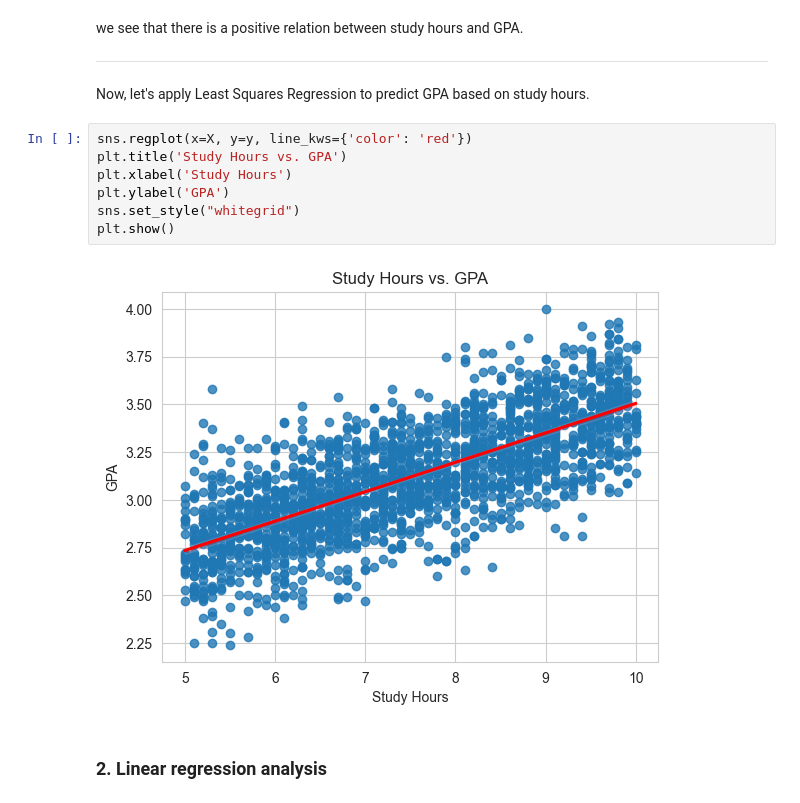
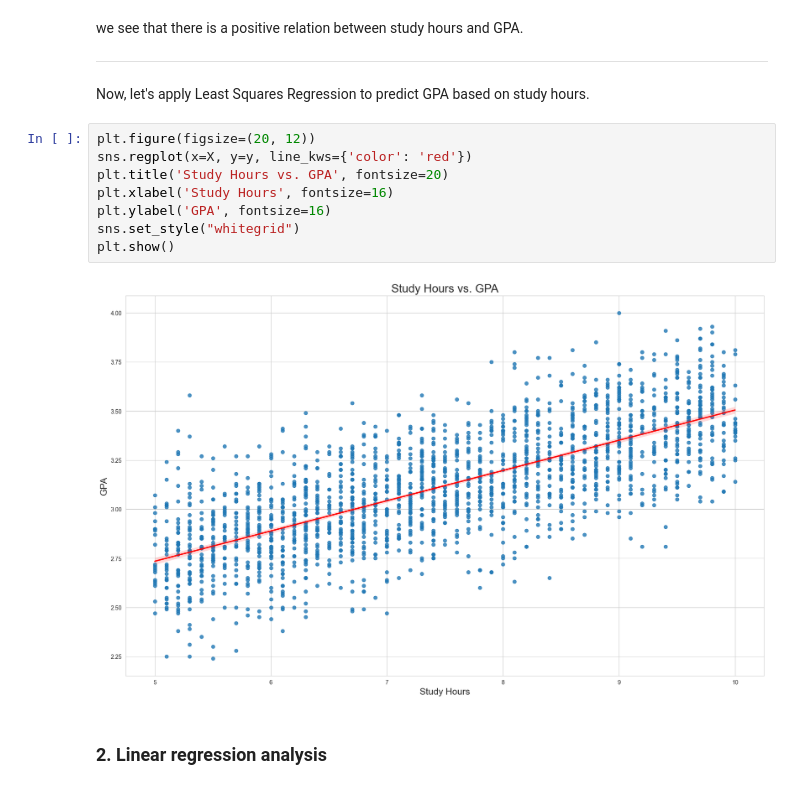
Before and after one commit to datpetr/students_habits_gpa, a Jupyter notebook: gpa_vs_study_hours.ipynb, the cells around one changed output. Cells and saved outputs as stored; diff of their text form.

```diff
--- a/gpa_vs_study_hours.ipynb
+++ b/gpa_vs_study_hours.ipynb
@@ -59,14 +59,15 @@ we see that there is a positive relation between study hours and GPA.
 ___
 Now, let's apply Least Squares Regression to predict GPA based on study hours.
 # %%
+plt.figure(figsize=(20, 12))
 sns.regplot(x=X, y=y, line_kws={'color': 'red'})
-plt.title('Study Hours vs. GPA')
-plt.xlabel('Study Hours')
-plt.ylabel('GPA')
+plt.title('Study Hours vs. GPA', fontsize=20)
+plt.xlabel('Study Hours', fontsize=16)
+plt.ylabel('GPA', fontsize=16)
 sns.set_style("whitegrid")
 plt.show()
 # %% [output]
-[figure, old version]
+[figure, new version]
 # %% [markdown]
 ### 2. Linear regression analysis
 # %%
```
Also changed, not shown: parts of 6 cells of this notebook.
